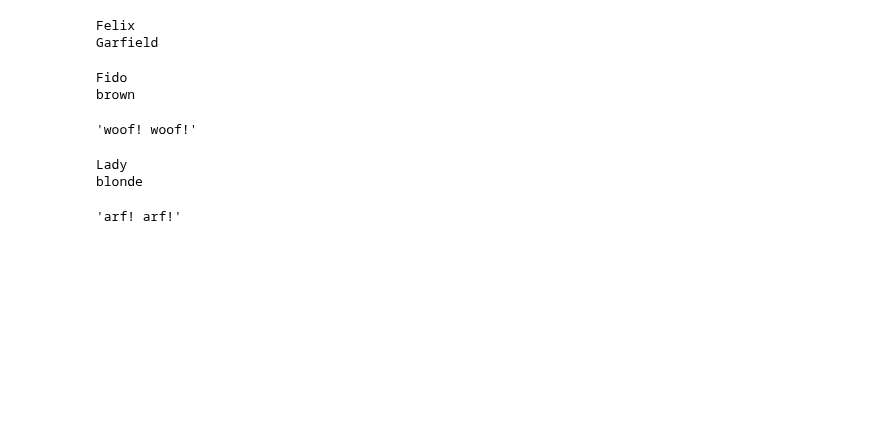
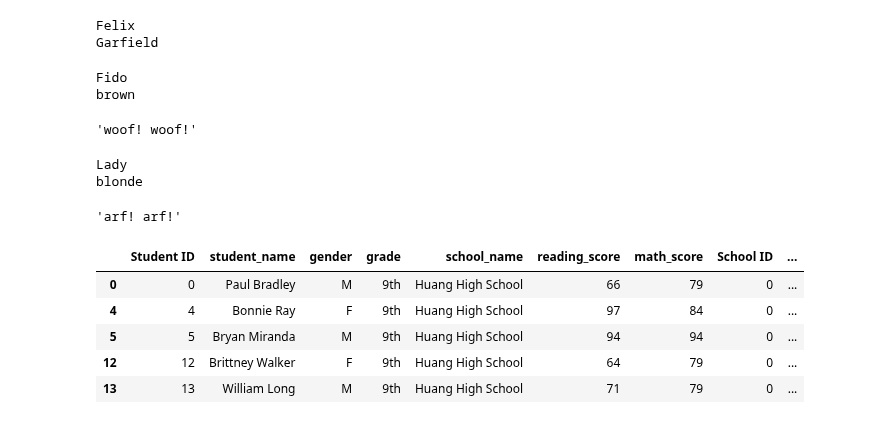
Before and after one commit to michaelfoz/School_District_Analysis, a Jupyter notebook: pyCitySchools.ipynb, the cells around one changed output. Drawn from its saved outputs; the diff is of its cells as text; code cells hidden in the pictures; blank space fills up the shorter version.

Commit message:
Add files via upload
Uploaded per Module 4.10.5 after obtaining math and reading scores by grade in Module 4.10.4.

```diff
--- a/pyCitySchools.ipynb
+++ b/pyCitySchools.ipynb
@@ -1363,3 +1363,34 @@ blonde
 # df.head()
 
 # The dot notation used here should be a clue that the Pandas uses object-oriented programming to create an object called df, which represents a DataFrame, and that this object has a method called head, which returns the first five rows of data. You will see many more examples of such objects, their attributes, and their methods in the rest of the course.
+# %%
+# Module 4.10.1: Create Grade-Level DataFrames
+
+# In this DataFrame, each grade—9th, 10th, 11th and 12th—is a Series of data. To get each grade as a Series, we need to filter school_data_complete_df for each grade.
+# REWIND: To get the passing scores for the district and school summary, we used the following code:
+# passing_math = school_data_complete_df["math_score"] >= 70
+# When we executed this code, a Series was returned where rows with a score equal to or greater than 70 were "True," and rows with scores not equal to or greater than 70 were "False."
+# We can use this same principle to get the grade level for each school in the school_data_complete_df DataFrame.
+
+# Let's first get the ninth graders in a Series. Set the variable ninth_graders equal to school_data_complete_df["grade"] == "9th". This will retrieve all rows where this statement is "True."
+# Using the code school_data_complete_df["grade"] == "9th", we can filter school_data_complete_df for the "True" cases as follows:
+# school_data_complete_df[(school_data_complete_df["grade"] == "9th")]
+# Now repurpose this code for each grade by replacing "9th" with each grade. Assign a grade-level variable to each grade-level DataFrame; for example, ninth_graders is for the ninth grade data.
+
+# Create a grade level DataFrames.
+ninth_graders = school_data_complete_df[(school_data_complete_df["grade"] == "9th")]
+
+tenth_graders = school_data_complete_df[(school_data_complete_df["grade"] == "10th")]
+
+eleventh_graders = school_data_complete_df[(school_data_complete_df["grade"] == "11th")]
+
+twelfth_graders = school_data_complete_df[(school_data_complete_df["grade"] == "12th")]
+
+ninth_graders.head()
+# %% [output]
+|  | Student ID | student_name | gender | grade | school_name | reading_score | math_score | School ID | ... |
+| 0 | 0 | Paul Bradley | M | 9th | Huang High School | 66 | 79 | 0 | ... |
+| 4 | 4 | Bonnie Ray | F | 9th | Huang High School | 97 | 84 | 0 | ... |
+| 5 | 5 | Bryan Miranda | M | 9th | Huang High School | 94 | 94 | 0 | ... |
+| 12 | 12 | Brittney Walker | F | 9th | Huang High School | 64 | 79 | 0 | ... |
+| 13 | 13 | William Long | M | 9th | Huang High School | 71 | 79 | 0 | ... |
```
Also changed, not shown: parts of 10 cells of this notebook.
